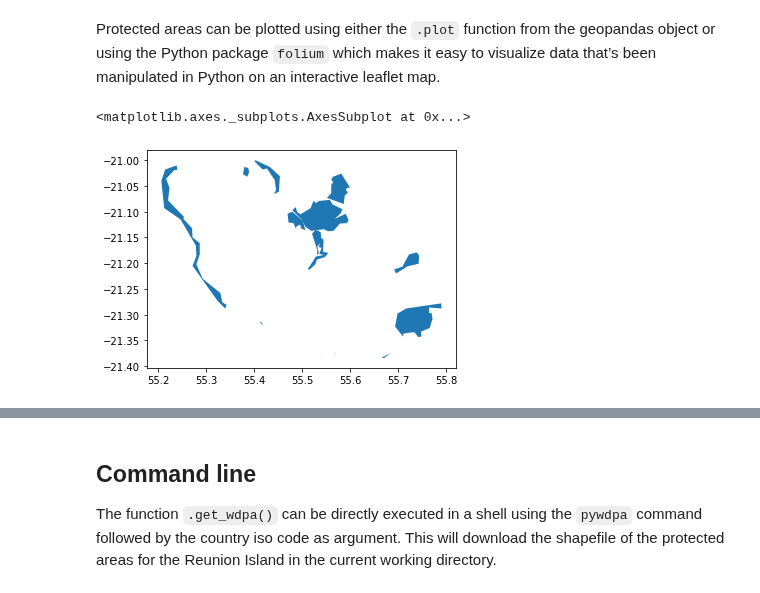
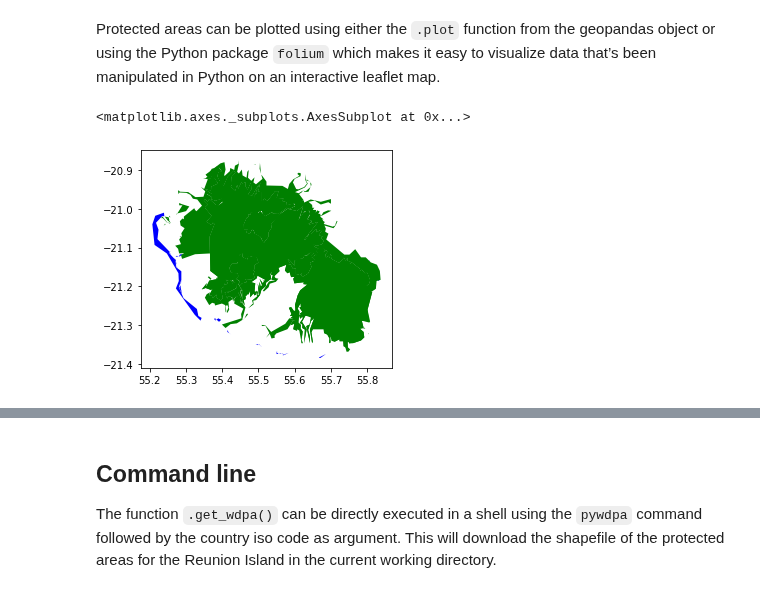
Before and after one commit to ghislainv/pywdpa, a Jupyter notebook: docs/notebooks/get_started.ipynb, the cells around one changed output, grey strips where cells are left out. Saved outputs shown, nothing was run; the diff lists cells and outputs as text; code cells hidden in the pictures.

```diff
--- a/docs/notebooks/get_started.ipynb
+++ b/docs/notebooks/get_started.ipynb
@@ -111,10 +112,12 @@ pa_REU.head()
 # %% [markdown]
 Protected areas can be plotted using either the `.plot` function from the geopandas object or using the Python package `folium` which makes it easy to visualize data that’s been manipulated in Python on an interactive leaflet map.
-# %%
-pa_REU.plot()
-# %% [output]
-<matplotlib.axes._subplots.AxesSubplot at 0x...>
-[figure, removed]
+# %%
+from matplotlib.colors import ListedColormap
+cm = ListedColormap(["green", "blue"])
+pa_REU.plot(column="is_marine", cmap=cm)
+# %% [output]
+<matplotlib.axes._subplots.AxesSubplot at 0x...>
+[figure, added]
 # %%
 import folium
 latitude = -21.1
```
Also changed, not shown: parts of 4 cells of this notebook, 21 other files.
